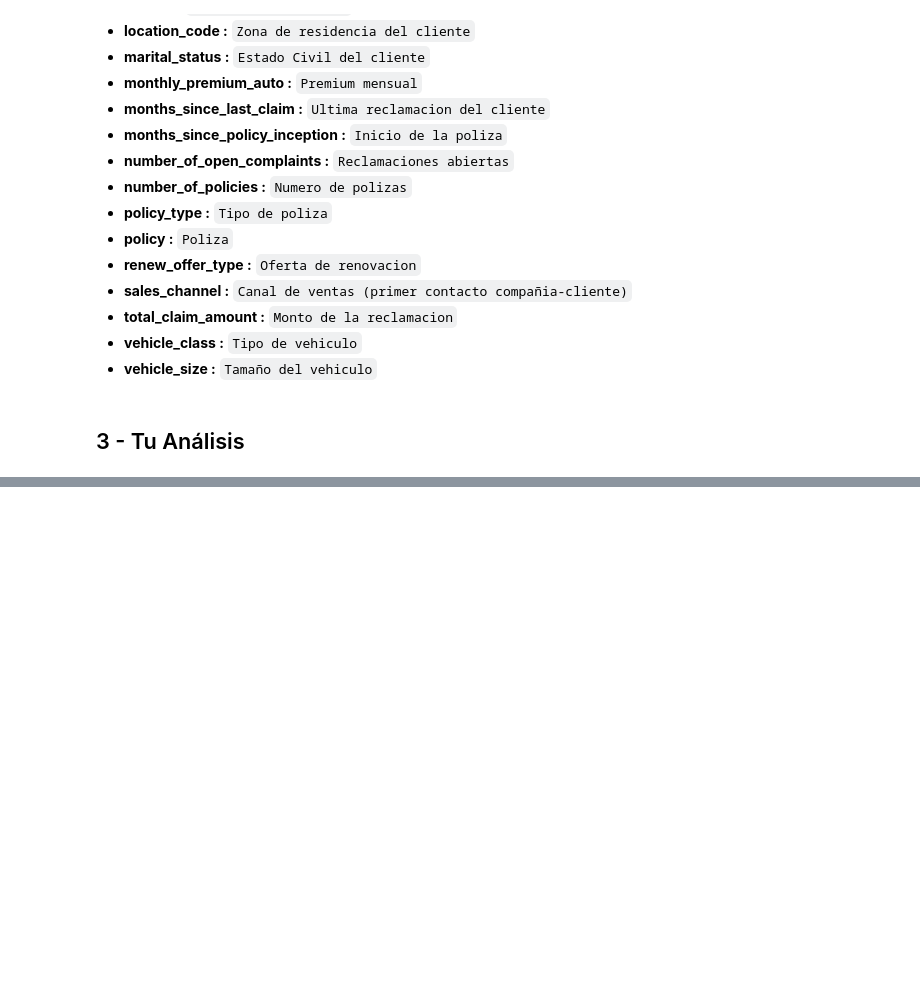
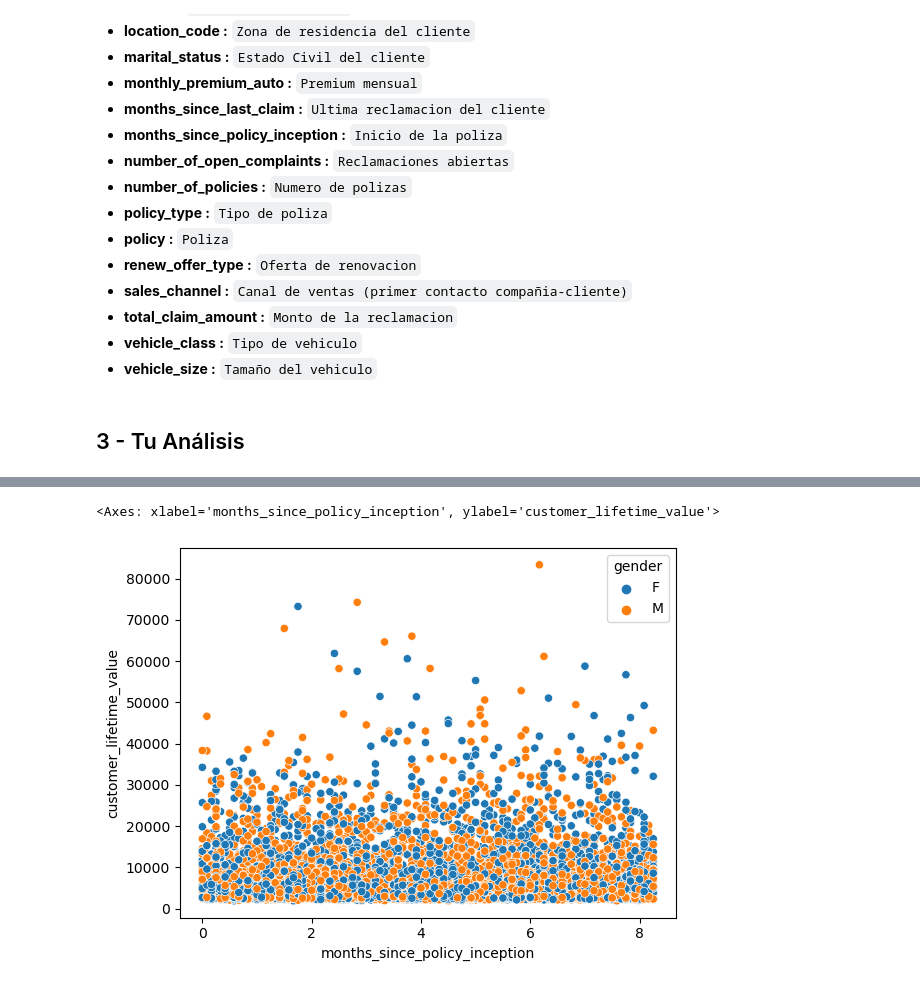
Before and after one commit to GammaTechData/Challenge-4_Real_business_case, a Jupyter notebook: main.ipynb, the cells around one changed output, grey strips where cells are left out. Cells and saved outputs as stored; diff of their text form; code cells hidden in the pictures; blank space fills up the shorter version.

```diff
--- a/main.ipynb
+++ b/main.ipynb
@@ -68,0 +250,10 @@ data.head()
+# %%
+#7. Valor de vida del cliente vs edad y sexo
+edad = df.months_since_policy_inception/12
+clv3 = df.customer_lifetime_value
+genero = df.gender
+
+sns.scatterplot(x=edad, y=clv2, hue=genero, data=df)
+# %% [output]
+<Axes: xlabel='months_since_policy_inception', ylabel='customer_lifetime_value'>
+[figure, added]
```
Also changed, not shown: parts of 37 cells of this notebook.
